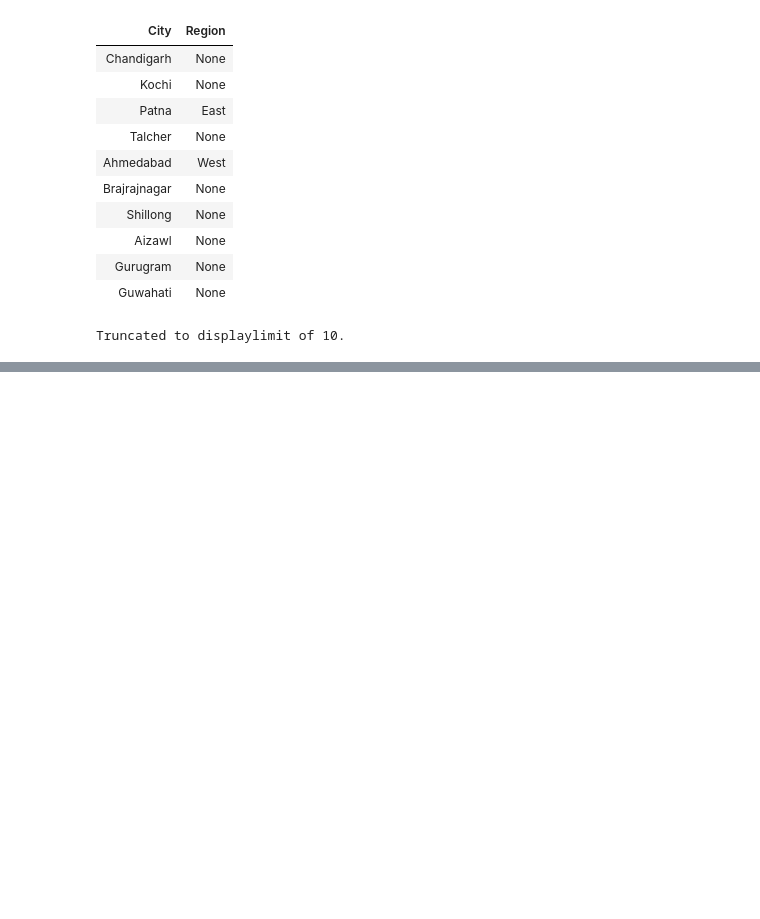
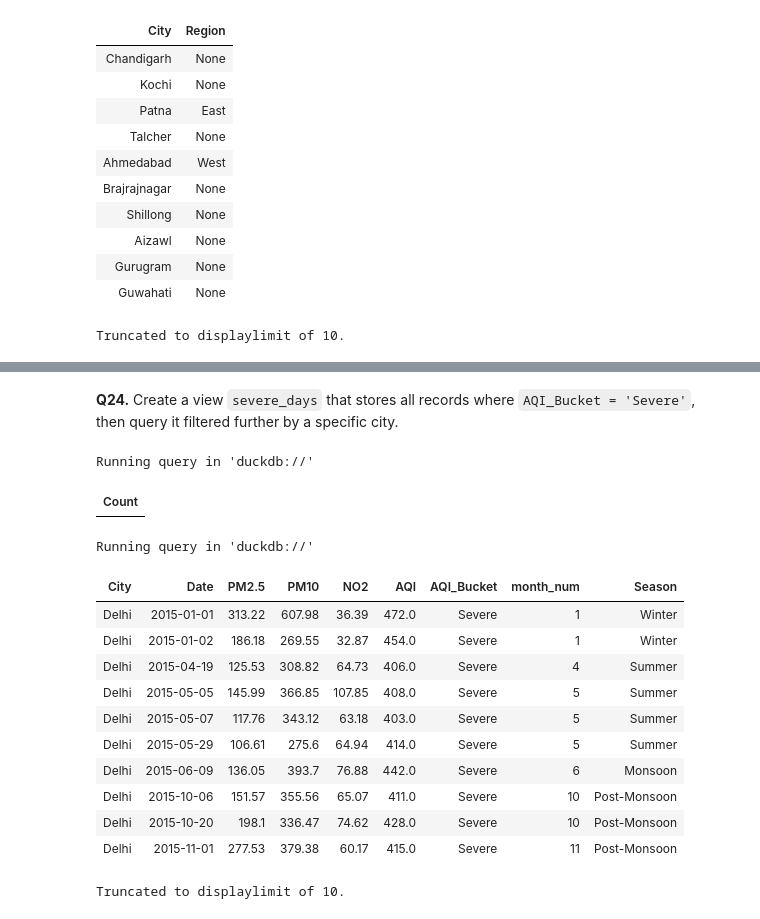
Before and after one commit to shefali-walia/ds-foundations, a Jupyter notebook: week08-sql/practice.ipynb, the cells around one changed output, grey strips where cells are left out. Drawn from its saved outputs; the diff is of its cells as text; code cells hidden in the pictures; blank space fills up the shorter version.

Commit message:
Week08-sql: Completed practice.ipynb - Union and Views

```diff
--- a/week08-sql/practice.ipynb
+++ b/week08-sql/practice.ipynb
@@ -390,0 +432,26 @@ Truncated to displaylimit of 10.
+# %% [markdown]
+**Q24.** Create a view `severe_days` that stores all records where `AQI_Bucket = 'Severe'`, then query it filtered further by a specific city.
+# %%
+%%sql
+CREATE VIEW severe_days AS
+SELECT * FROM aqi WHERE AQI_Bucket = 'Severe';
+# %% [output]
+Running query in 'duckdb://'
+| Count |
+# %%
+%%sql
+SELECT * FROM severe_days WHERE City = 'Delhi';
+# %% [output]
+Running query in 'duckdb://'
+| City | Date | PM2.5 | PM10 | NO2 | AQI | AQI_Bucket | month_num | Season |
+| Delhi | 2015-01-01 | 313.22 | 607.98 | 36.39 | 472.0 | Severe | 1 | Winter |
+| Delhi | 2015-01-02 | 186.18 | 269.55 | 32.87 | 454.0 | Severe | 1 | Winter |
+| Delhi | 2015-04-19 | 125.53 | 308.82 | 64.73 | 406.0 | Severe | 4 | Summer |
+| Delhi | 2015-05-05 | 145.99 | 366.85 | 107.85 | 408.0 | Severe | 5 | Summer |
+| Delhi | 2015-05-07 | 117.76 | 343.12 | 63.18 | 403.0 | Severe | 5 | Summer |
+| Delhi | 2015-05-29 | 106.61 | 275.6 | 64.94 | 414.0 | Severe | 5 | Summer |
+| Delhi | 2015-06-09 | 136.05 | 393.7 | 76.88 | 442.0 | Severe | 6 | Monsoon |
+| Delhi | 2015-10-06 | 151.57 | 355.56 | 65.07 | 411.0 | Severe | 10 | Post-Monsoon |
+| Delhi | 2015-10-20 | 198.1 | 336.47 | 74.62 | 428.0 | Severe | 10 | Post-Monsoon |
+| Delhi | 2015-11-01 | 277.53 | 379.38 | 60.17 | 415.0 | Severe | 11 | Post-Monsoon |
+Truncated to displaylimit of 10.
```
Also changed, not shown: parts of 5 cells of this notebook.
